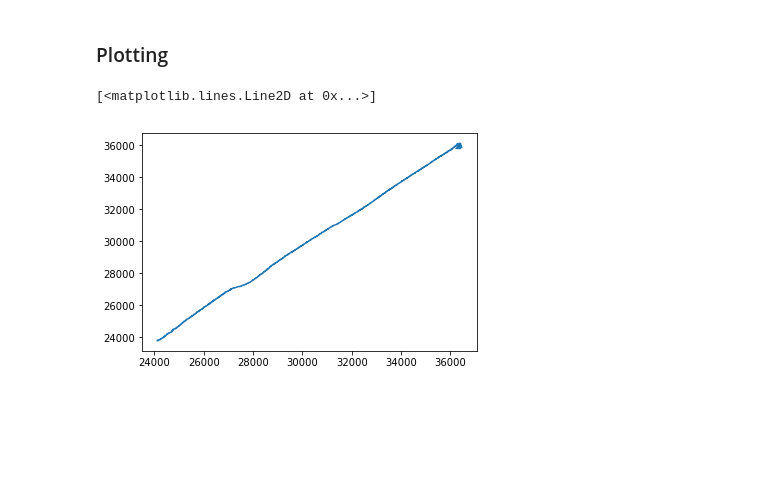
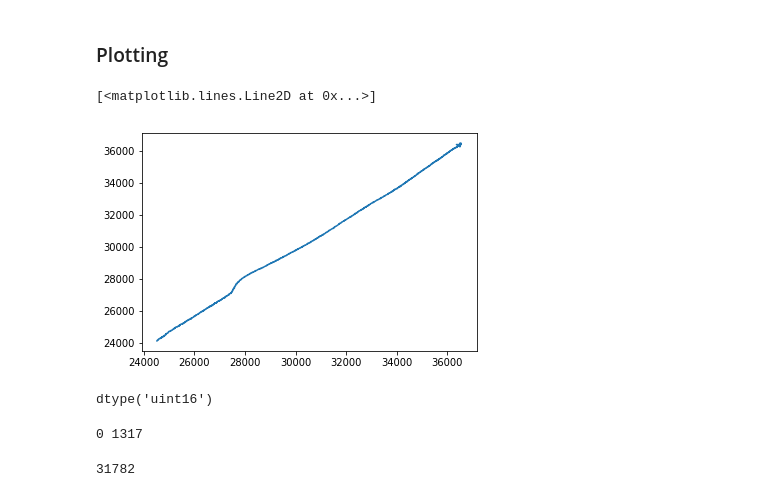
Before and after one commit to jrodguez/musical-robot, a Jupyter notebook: examples/Well_location_17.ipynb, the cells around one changed output. Drawn from its saved outputs; the diff is of its cells as text; code cells hidden in the pictures; blank space fills up the shorter version.

Commit message:
Looking at the inflection points for all wells over the course of the video

```diff
--- a/examples/Well_location_17.ipynb
+++ b/examples/Well_location_17.ipynb
@@ -11,7 +11,7 @@ from skimage.exposure import rescale_intensity
 # %%
 sys.path.insert(0, '/Users/shrilakshmisbonageri/Desktop/UW/DIRECT/capstone/musical-robot/musicalrobot')
 # %%
-frames = io.imread('../doc/ChCl_CA_DES_96_5_17_19.tiff')
+frames = io.imread('/Users/studentuser/Downloads/ChCl_CA_DES_96_5_17_19.tiff')
 # %%
 plt.imshow(frames[1])
 # %% [output]
@@ -168,7 +168,25 @@ for frame in frames:
 # %% [markdown]
 ### Plotting
 # %%
-plt.plot(plate_temp,temp[40])
+plt.plot(temp[0], plate_temp)
 # %% [output]
 [<matplotlib.lines.Line2D at 0x...>]
-[figure, old version]
+[figure, new version]
+# %%
+len(temp[0])
+len(plate_temp)
+#plt.axvline(np.gradient(arr[:365]).argmax())
+well_1=np.asarray([temp[0],plate_temp])
+well_1.dtype
+# %% [output]
+dtype('uint16')
+# %%
+inflection_point_1 = np.diff(well_1).argmin()
+inflection_point_2 = np.diff(well_1).argmax()
+print(inflection_point_1, inflection_point_2)
+# %% [output]
+0 1317
+# %%
+temp[0][1317]
+# %% [output]
+31782
```
Also changed, not shown: parts of 2 cells of this notebook.
